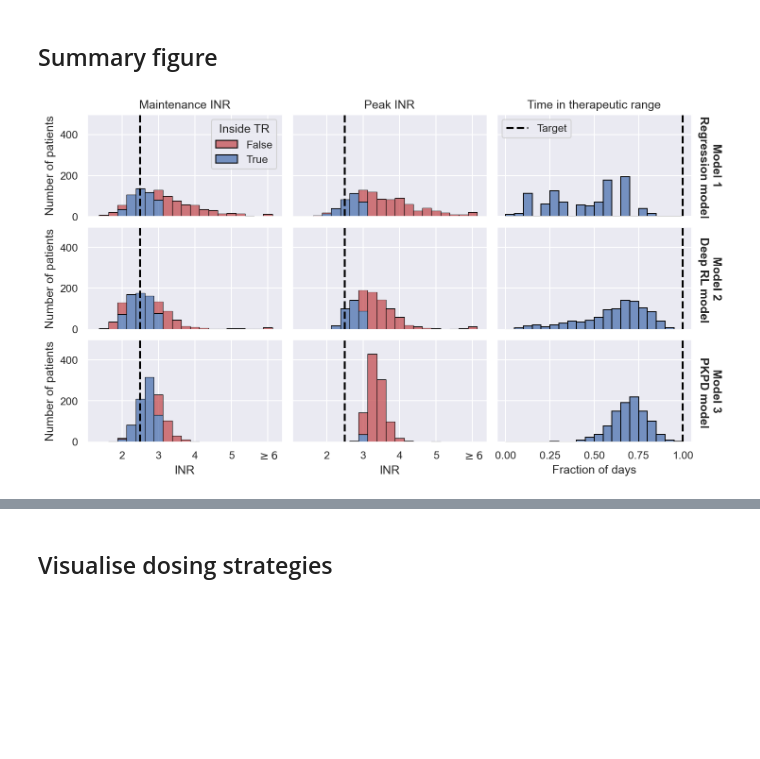
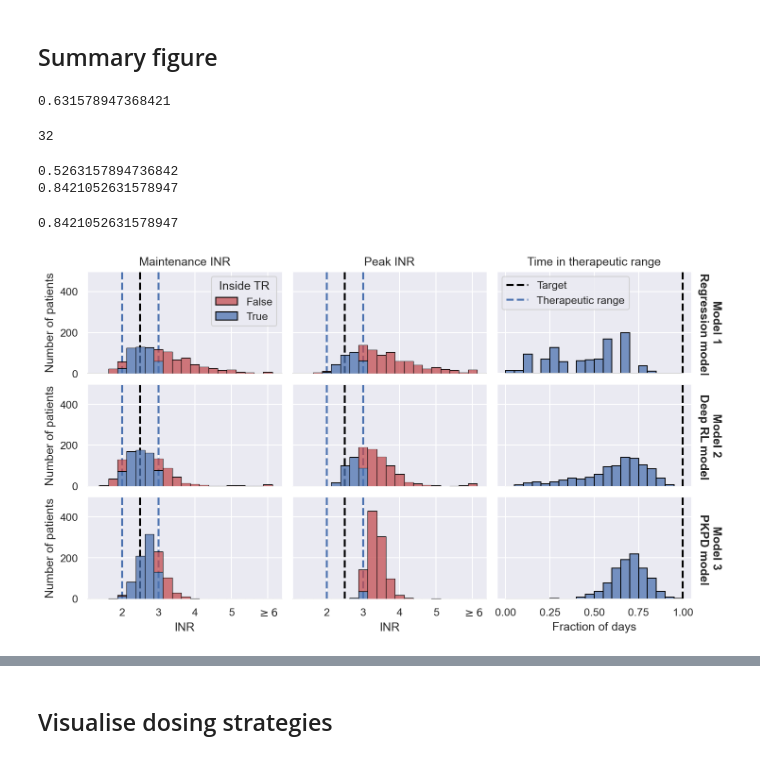
Before and after one commit to DavAug/mipd-warfarin, a Jupyter notebook: results/1_systems_pharmacology_model/results.ipynb, the cells around one changed output, grey strips where cells are left out. Drawn from its saved outputs; the diff is of its cells as text; code cells hidden in the pictures; blank space fills up the shorter version.

```diff
--- a/results/1_systems_pharmacology_model/results.ipynb
+++ b/results/1_systems_pharmacology_model/results.ipynb
@@ -730,6 +731,27 @@ plt.show()
 [figure]
 # %% [markdown]
 ## Summary figure
+# %%
+12 / 19
+# %% [output]
+0.631578947368421
+# %%
+final_inrs = inrs_3[:, -1, 1]
+np.sum(final_inrs > 4)
+# %% [output]
+32
+# %%
+in_tr = (inrs_4[:, :, 1] >= 2) & (inrs_4[:, :, 1] <= 3)
+ttr = np.mean(in_tr, axis=1)
+print(np.sort(ttr)[49])
+print(np.sort(ttr)[949])
+# %% [output]
+0.5263157894736842
+0.8421052631578947
+# %%
+np.sort(ttr)[949]
+# %% [output]
+0.8421052631578947
 # %%
 # Visualise results
 # Create layout
@@ -770,6 +792,9 @@ sns.histplot(
     edgecolor='black')
 axes[0].axvline(
     x=1, color='black', linestyle='dashed', linewidth=2, label='Target')
+axes[0].axvline(
+    x=10, color=sns.color_palette()[0], linestyle='dashed', linewidth=2,
+    label='Therapeutic range')
 
 # Plot distribution of peak INR
 bins = np.arange(0.125, 8.6, 0.25)
@@ -779,8 +804,14 @@ df = pd.DataFrame({
 sns.histplot(
     df, x='INR', hue='Inside TR', ax=axes[1], multiple='stack', bins=bins,
     palette=[sns.color_palette()[3], sns.color_palette()[0]], legend=False,
-    edgecolor='black')
+    edgecolor='black', zorder=10)
 axes[1].axvline(x=2.5, color='black', linestyle='dashed', linewidth=2)
+axes[1].axvline(
+    x=2, color=sns.color_palette()[0], linestyle='dashed', linewidth=2,
+    label='TR')
+axes[1].axvline(
+    x=3, color=sns.color_palette()[0], linestyle='dashed', linewidth=2,
+    label='TR')
 
 # # Plot maintenance INR distirbution
 final_inrs = inrs_1[:, -1]
@@ -789,8 +820,14 @@ df = pd.DataFrame({
 sns.histplot(
     df, x='INR', hue='Inside TR', ax=axes[2], multiple='stack', bins=bins,
     palette=[sns.color_palette()[3], sns.color_palette()[0]],
-    edgecolor='black')
+    edgecolor='black', zorder=10)
 axes[2].axvline(x=2.5, color='black', linestyle='dashed', linewidth=2)
+axes[2].axvline(
+    x=2, color=sns.color_palette()[0], linestyle='dashed', linewidth=2,
+    label='TR')
+axes[2].axvline(
+    x=3, color=sns.color_palette()[0], linestyle='dashed', linewidth=2,
+    label='TR')
 
 # Plot time in therapeutic range
 in_tr = (inrs_3[:, :, 1] >= 2) & (inrs_3[:, :, 1] <= 3)
@@ -807,8 +844,14 @@ df = pd.DataFrame({
 sns.histplot(
     df, x='INR', hue='Inside TR', ax=axes[4], multiple='stack', bins=bins,
     palette=[sns.color_palette()[3], sns.color_palette()[0]], legend=False,
-    edgecolor='black')
+    edgecolor='black', zorder=10)
 axes[4].axvline(x=2.5, color='black', linestyle='dashed', linewidth=2)
+axes[4].axvline(
+    x=2, color=sns.color_palette()[0], linestyle='dashed', linewidth=2,
+    label='TR')
+axes[4].axvline(
+    x=3, color=sns.color_palette()[0], linestyle='dashed', linewidth=2,
+    label='TR')
 
 # Plot maintenance INR distirbution
 final_inrs = inrs_3[:, -1, 1]
@@ -817,8 +860,14 @@ df = pd.DataFrame({
 sns.histplot(
     df, x='INR', hue='Inside TR', ax=axes[5], multiple='stack', bins=bins,
     palette=[sns.color_palette()[3], sns.color_palette()[0]], legend=False,
-    edgecolor='black')
+    edgecolor='black', zorder=10)
 axes[5].axvline(x=2.5, color='black', linestyle='dashed', linewidth=2)
+axes[5].axvline(
+    x=2, color=sns.color_palette()[0], linestyle='dashed', linewidth=2,
+    label='TR')
+axes[5].axvline(
+    x=3, color=sns.color_palette()[0], linestyle='dashed', linewidth=2,
+    label='TR')
 
 # Plot time in therapeutic range
 in_tr = (inrs_4[:, :, 1] >= 2) & (inrs_4[:, :, 1] <= 3)
@@ -835,8 +884,14 @@ df = pd.DataFrame({
 sns.histplot(
     df, x='INR', hue='Inside TR', ax=axes[7], multiple='stack', bins=bins,
     palette=[sns.color_palette()[3], sns.color_palette()[0]], legend=False,
-    edgecolor='black')
+    edgecolor='black', zorder=10)
 axes[7].axvline(x=2.5, color='black', linestyle='dashed', linewidth=2)
+axes[7].axvline(
+    x=2, color=sns.color_palette()[0], linestyle='dashed', linewidth=2,
+    label='TR')
+axes[7].axvline(
+    x=3, color=sns.color_palette()[0], linestyle='dashed', linewidth=2,
+    label='TR')
 
 # Plot maintenance INR distirbution
 final_inrs = inrs_4[:, -1, 1]
@@ -845,8 +900,14 @@ df = pd.DataFrame({
 sns.histplot(
     df, x='INR', hue='Inside TR', ax=axes[8], multiple='stack', bins=bins,
     palette=[sns.color_palette()[3], sns.color_palette()[0]], legend=False,
-    edgecolor='black')
+    edgecolor='black', zorder=10)
 axes[8].axvline(x=2.5, color='black', linestyle='dashed', linewidth=2)
+axes[8].axvline(
+    x=2, color=sns.color_palette()[0], linestyle='dashed', linewidth=2,
+    label='TR')
+axes[8].axvline(
+    x=3, color=sns.color_palette()[0], linestyle='dashed', linewidth=2,
+    label='TR')
 
 # Label axes
 axes[0].set_xlabel('')
@@ -902,31 +963,31 @@ axes[7].set_ylim([0, 499])
 axes[8].set_xlabel('INR')
 axes[8].set_xlim([1.05, 6.4])
 axes[8].set_ylim([0, 499])
 axes[8].set_ylabel('Number of patients')
 axes[8].set_xticks([2, 3, 4, 5, 6])
 axes[8].set_xticklabels(labels=['2', '3', '4', '5', r'$\geq6$'])
 
 axes[0].legend()
 
 axes[0].set_title('Time in therapeutic range')
 axes[1].set_title('Peak INR')
 axes[2].set_title('Maintenance INR')
 
 axes[0].yaxis.set_label_position("right")
 axes[0].set_ylabel(
     'Model 1\n Regression model', rotation=-90, labelpad=30, fontweight='bold')
 axes[3].yaxis.set_label_position("right")
 axes[3].set_ylabel(
     'Model 2\n Deep RL model', rotation=-90, labelpad=30, fontweight='bold')
 axes[6].yaxis.set_label_position("right")
 axes[6].set_ylabel(
     'Model 3\n PKPD model', rotation=-90, labelpad=30, fontweight='bold')
 
 plt.savefig('10_mipd_trial_results.pdf',
     bbox_inches='tight')
 plt.savefig('10_mipd_trial_results.tif',
     bbox_inches='tight')
 
 plt.show()
 # %% [output]
-[figure, old version]
+[figure, new version]
```
Also changed, not shown: parts of 10 cells of this notebook, 4 other files.
